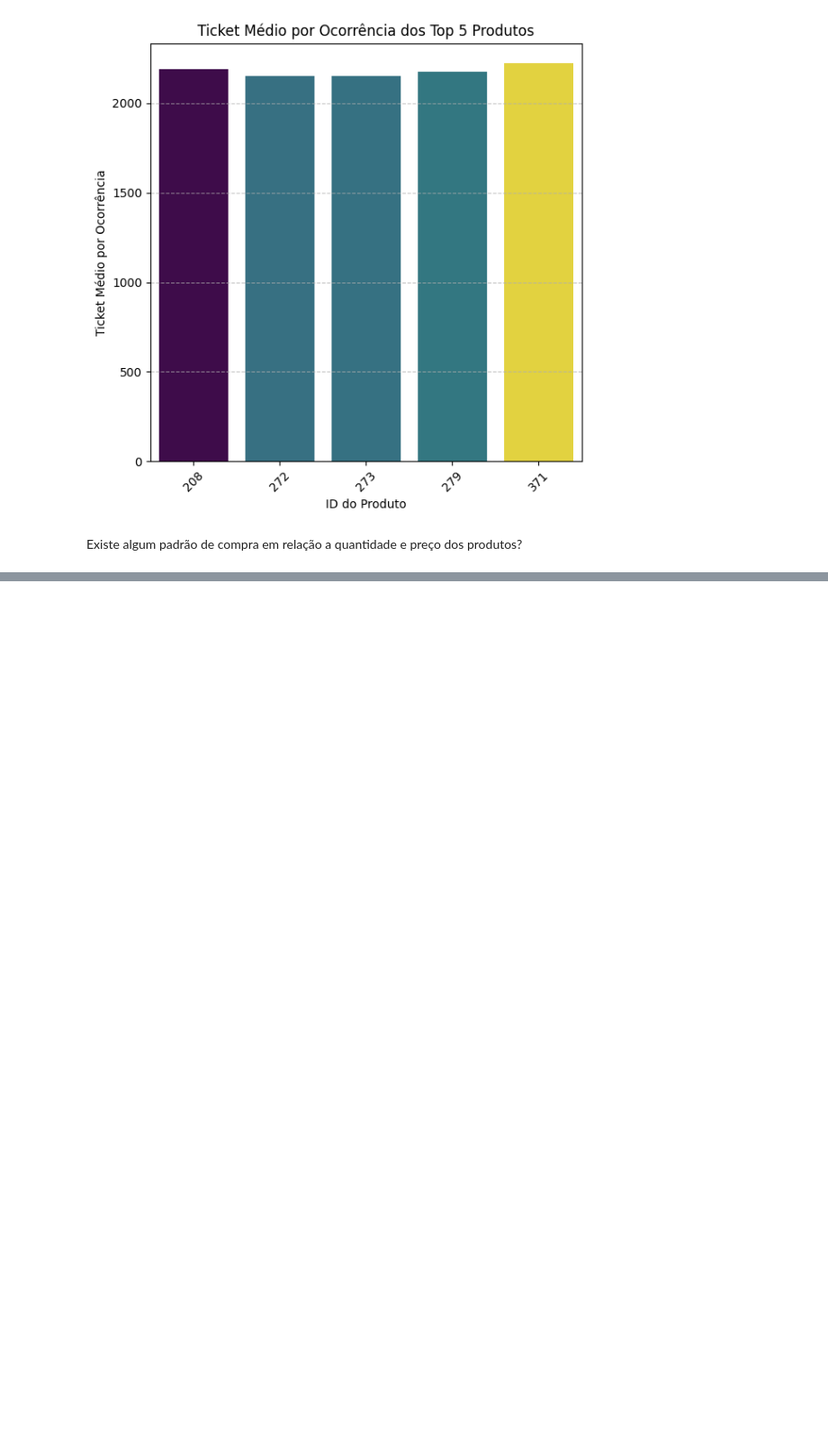
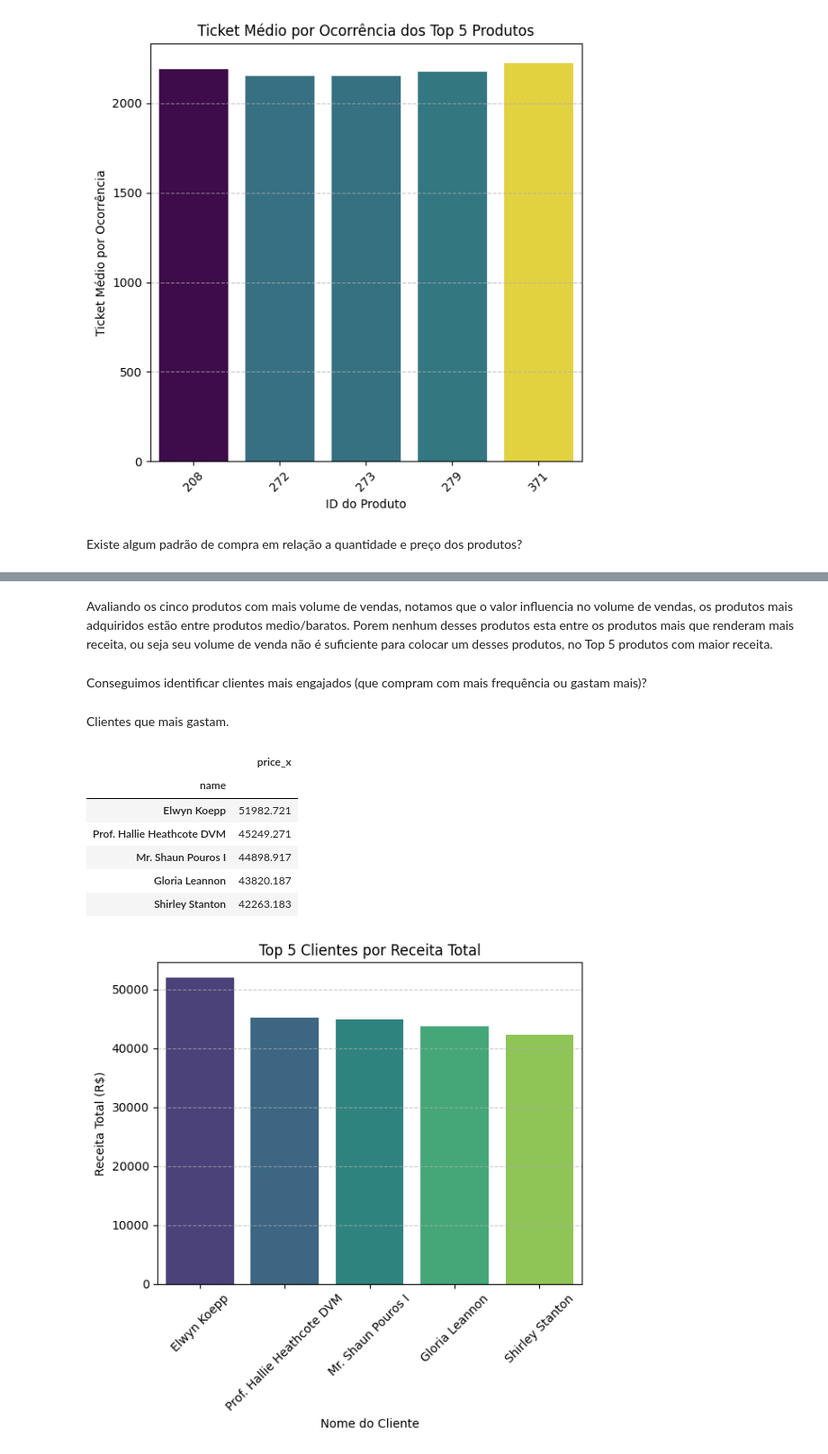
Before and after one commit to G0807/vendas-kaggle, a Jupyter notebook: vendasKaggle.ipynb, the cells around one changed output, grey strips where cells are left out. Shown: that part at 90% size. Saved outputs shown, nothing was run; the diff lists cells and outputs as text; code cells hidden in the pictures; blank space fills up the shorter version.

```diff
--- a/vendasKaggle.ipynb
+++ b/vendasKaggle.ipynb
@@ -274,0 +310,27 @@ dtype: object
+# %% [markdown]
+Avaliando os cinco produtos com mais volume de vendas, notamos que o valor influencia no volume de vendas, os produtos mais adquiridos estão entre produtos medio/baratos. Porem nenhum desses produtos esta entre os produtos mais que renderam mais receita, ou seja seu volume de venda não é suficiente para colocar um desses produtos, no Top 5 produtos com maior receita.
+# %% [markdown]
+Conseguimos identificar clientes mais engajados (que compram com mais frequência ou gastam mais)?
+# %% [markdown]
+Clientes que mais gastam.
+# %%
+cliente_mais_gastos = vendas_df[['name','price_x']].groupby('name').sum().sort_values(by='price_x', ascending=False).head(5)
+display(cliente_mais_gastos)
+plt.figure(figsize=(6, 6))
+sns.barplot(x=cliente_mais_gastos.index, y=cliente_mais_gastos['price_x'],hue=cliente_mais_gastos.index, palette='viridis',legend=False)
+plt.grid(axis='y', linestyle='--',alpha=0.7)
+plt.title('Top 5 Clientes por Receita Total')
+plt.xlabel('Nome do Cliente')
+plt.ylabel('Receita Total (R$)')
+plt.xticks(rotation=45)
+plt.tight_layout()
+plt.show()
+# %% [output]
+|  | price_x |
+| name |  |
+| Elwyn Koepp | 51982.721 |
+| Prof. Hallie Heathcote DVM | 45249.271 |
+| Mr. Shaun Pouros I | 44898.917 |
+| Gloria Leannon | 43820.187 |
+| Shirley Stanton | 42263.183 |
+[figure, added]
```
Also changed, not shown: parts of 20 cells of this notebook.
